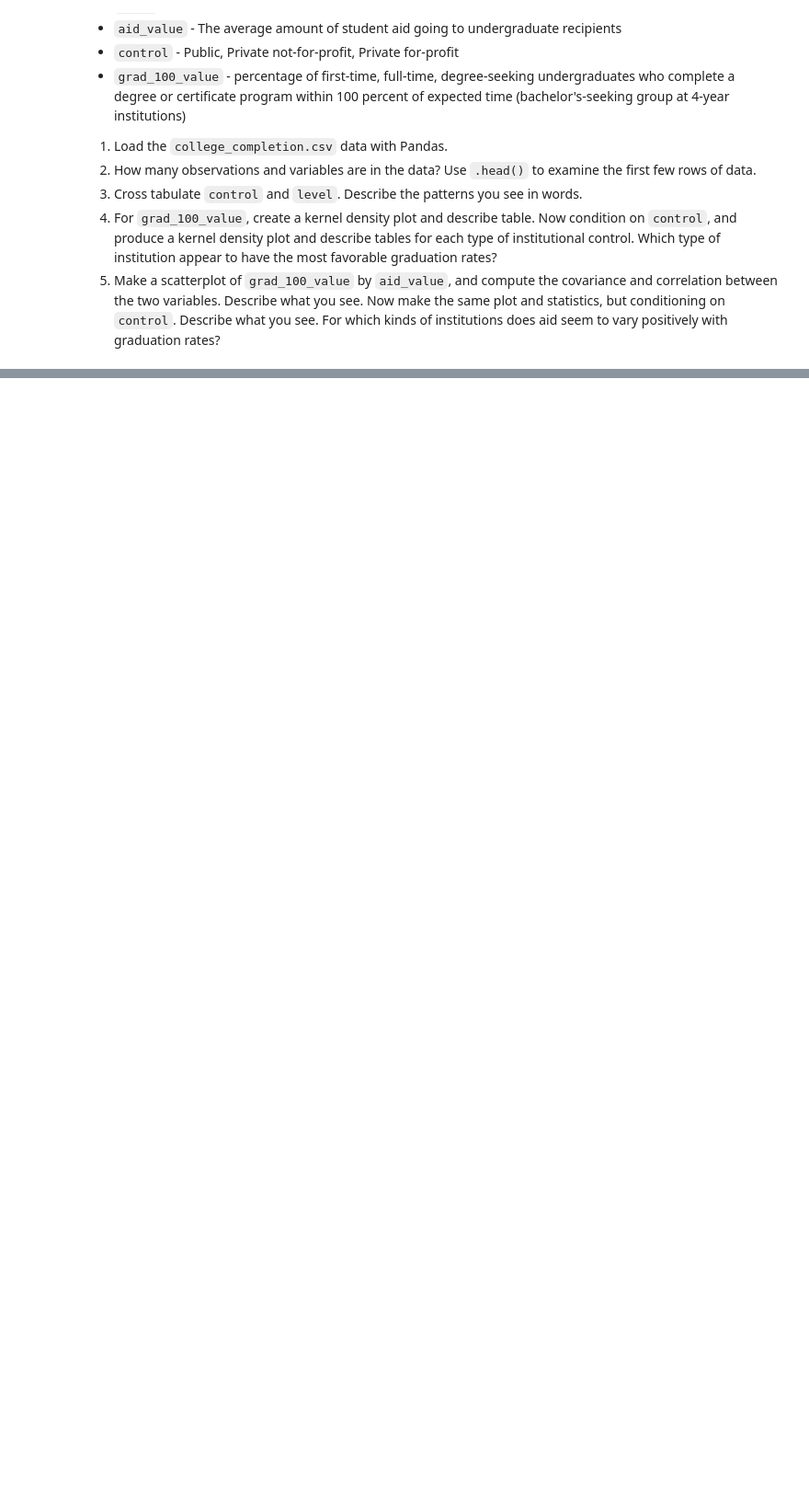
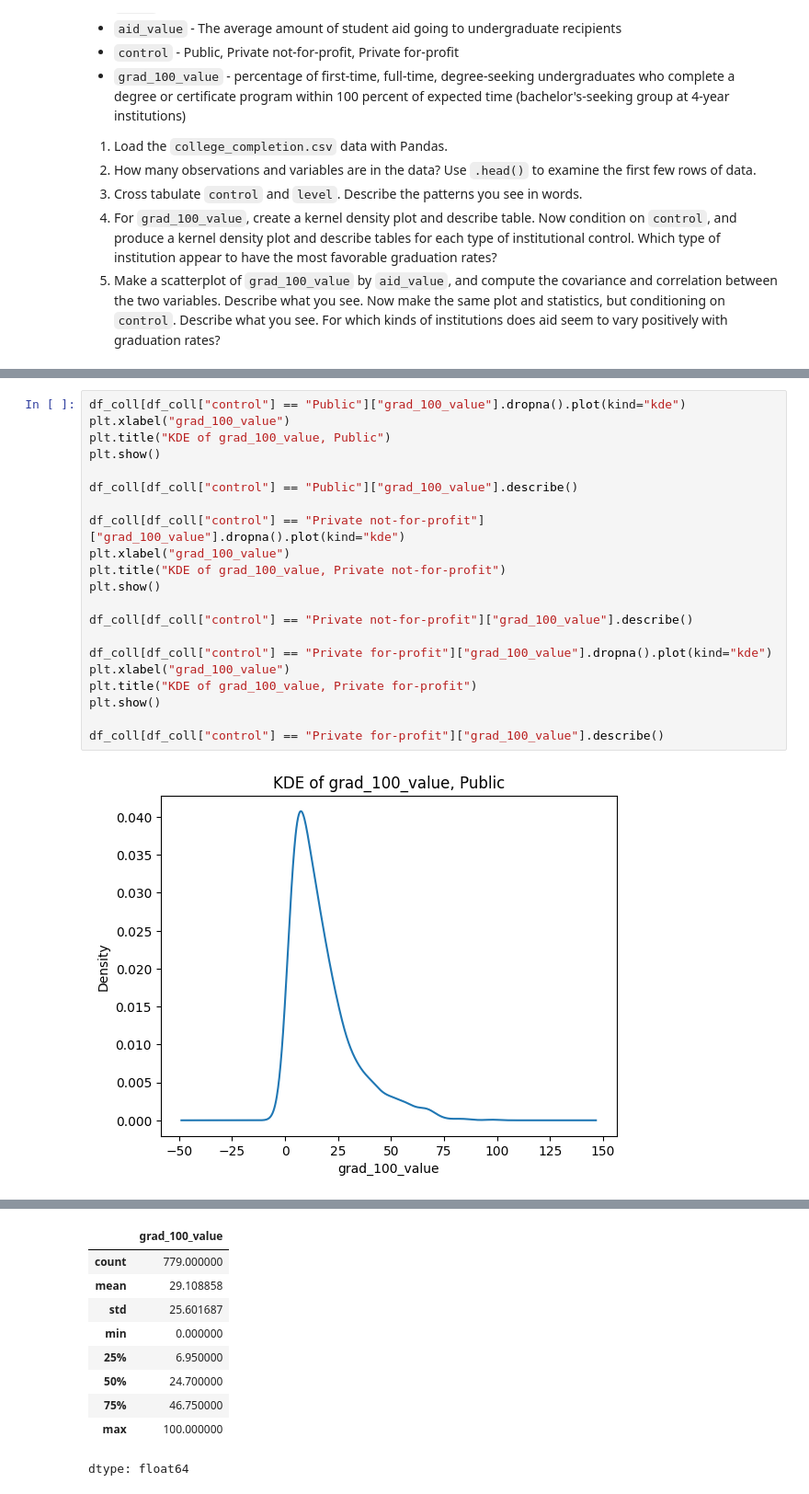
Before and after one commit to JasonYe05/undergrad_ml_assignments, a Jupyter notebook: 01_assignment_wrangling_and_eda.ipynb, the cells around one changed output, grey strips where cells are left out. Shown at 92% size. Drawn from its saved outputs; the diff is of its cells as text; blank space fills up the shorter version.

```diff
--- a/01_assignment_wrangling_and_eda.ipynb
+++ b/01_assignment_wrangling_and_eda.ipynb
@@ -475,0 +506,23 @@ We'll use the `college_completion.csv` dataset from the US Department of Educati
+# %%
+df_coll[df_coll["control"] == "Public"]["grad_100_value"].dropna().plot(kind="kde")
+plt.xlabel("grad_100_value")
+plt.title("KDE of grad_100_value, Public")
+plt.show()
+
+df_coll[df_coll["control"] == "Public"]["grad_100_value"].describe()
+
+df_coll[df_coll["control"] == "Private not-for-profit"]["grad_100_value"].dropna().plot(kind="kde")
+plt.xlabel("grad_100_value")
+plt.title("KDE of grad_100_value, Private not-for-profit")
+plt.show()
+
+df_coll[df_coll["control"] == "Private not-for-profit"]["grad_100_value"].describe()
+
+df_coll[df_coll["control"] == "Private for-profit"]["grad_100_value"].dropna().plot(kind="kde")
+plt.xlabel("grad_100_value")
+plt.title("KDE of grad_100_value, Private for-profit")
+plt.show()
+
+df_coll[df_coll["control"] == "Private for-profit"]["grad_100_value"].describe()
+# %% [output]
+[figure, added]
@@ -475,0 +531,10 @@ We'll use the `college_completion.csv` dataset from the US Department of Educati
+|  | grad_100_value |
+| count | 779.000000 |
+| mean | 29.108858 |
+| std | 25.601687 |
+| min | 0.000000 |
+| 25% | 6.950000 |
+| 50% | 24.700000 |
+| 75% | 46.750000 |
+| max | 100.000000 |
+dtype: float64
```
Also changed, not shown: parts of 11 cells of this notebook.
